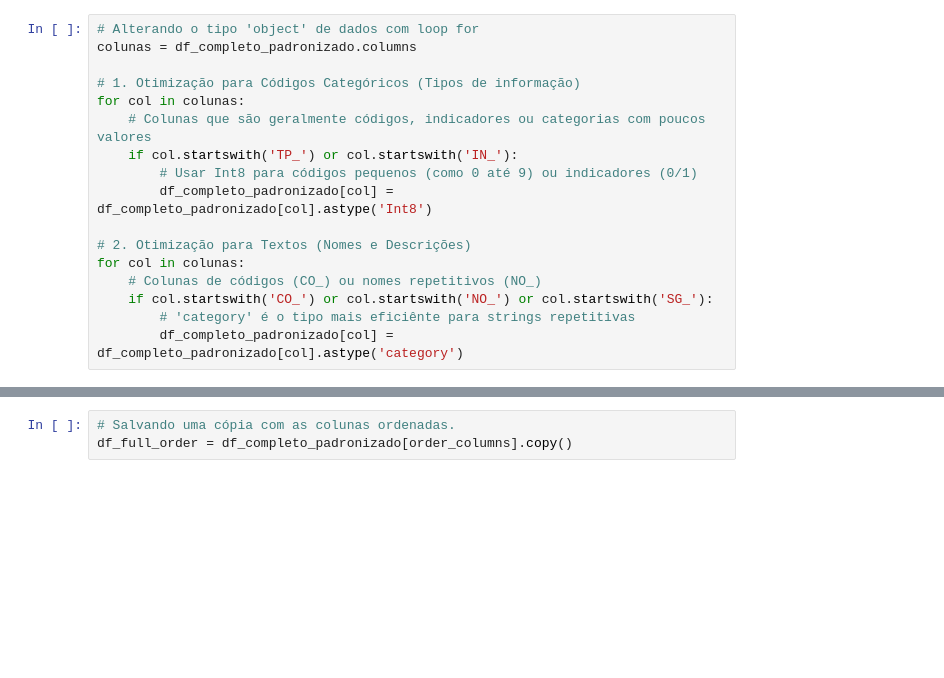
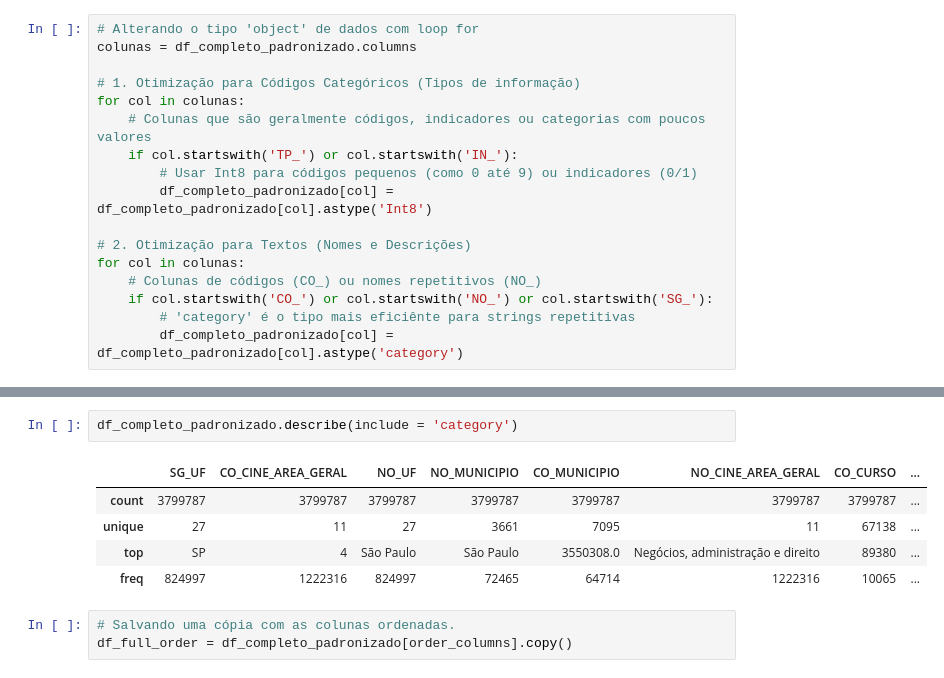
Before and after one commit to leojutsu/estagio_abed, a Jupyter notebook: censup.ipynb, the cells around one changed output, grey strips where cells are left out. Cells and saved outputs as stored; diff of their text form; blank space fills up the shorter version.

```diff
--- a/censup.ipynb
+++ b/censup.ipynb
@@ -344,5 +295,13 @@ Columns: 192 entries, QT_MAT_FIES to QT_CONC_PROUNIP
 dtypes: Int16(1), Int32(166), Int8(9), category(16)
 memory usage: 3.1 GB
+# %%
+df_completo_padronizado.describe(include = 'category')
+# %% [output]
+|  | SG_UF | CO_CINE_AREA_GERAL | NO_UF | NO_MUNICIPIO | CO_MUNICIPIO | NO_CINE_AREA_GERAL | CO_CURSO | ... |
+| count | 3799787 | 3799787 | 3799787 | 3799787 | 3799787 | 3799787 | 3799787 | ... |
+| unique | 27 | 11 | 27 | 3661 | 7095 | 11 | 67138 | ... |
+| top | SP | 4 | São Paulo | São Paulo | 3550308.0 | Negócios, administração e direito | 89380 | ... |
+| freq | 824997 | 1222316 | 824997 | 72465 | 64714 | 1222316 | 10065 | ... |
 # %%
 # Salvando uma cópia com as colunas ordenadas.
 df_full_order = df_completo_padronizado[order_columns].copy()
```
Also changed, not shown: parts of 85 cells of this notebook, 17 other files.
